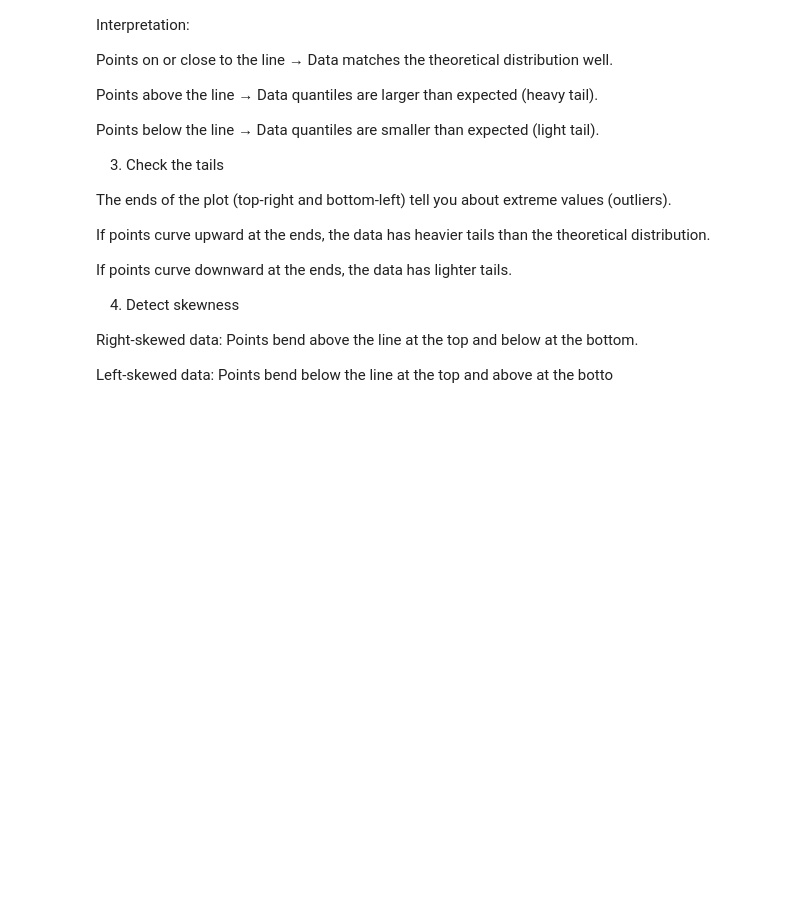
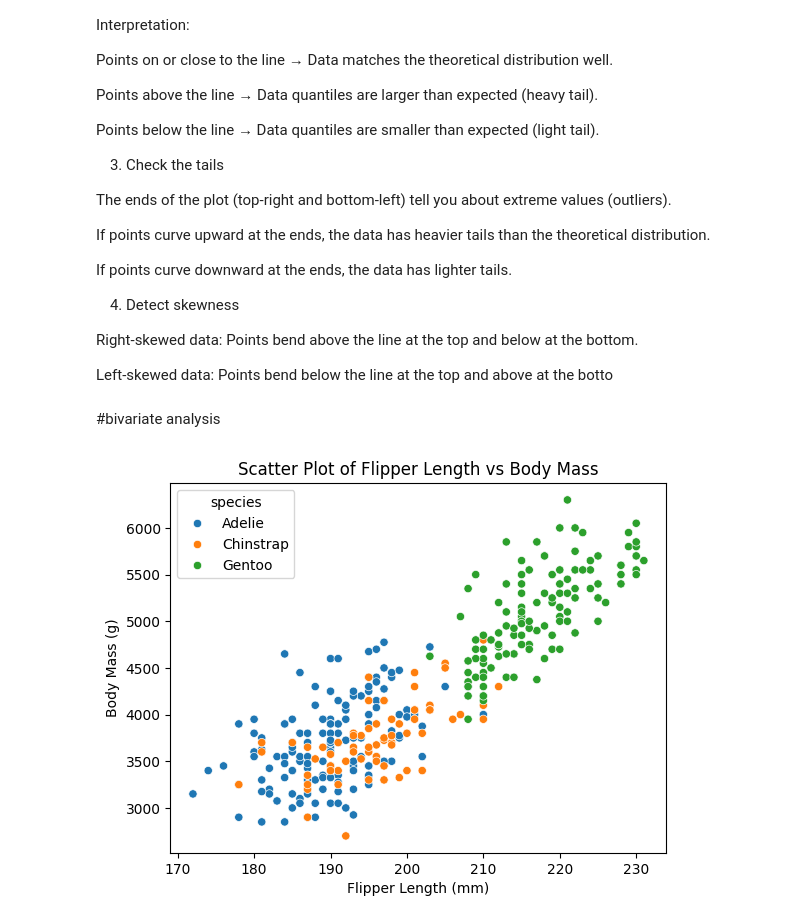
Before and after one commit to NamanKarki-nbk/mindraisers, a Jupyter notebook: visualization/practice1.ipynb, the cells around one changed output. Drawn from its saved outputs; the diff is of its cells as text; code cells hidden in the pictures; blank space fills up the shorter version.

Commit message:
visualizaiton

```diff
--- a/visualization/practice1.ipynb
+++ b/visualization/practice1.ipynb
@@ -144,3 +145,13 @@ If points curve downward at the ends, the data has lighter tails.
 Right-skewed data: Points bend above the line at the top and below at the bottom.
 
 Left-skewed data: Points bend below the line at the top and above at the botto
+# %% [markdown]
+#bivariate analysis
+# %%
+sns.scatterplot(data = df, x="flipper_length_mm", y="body_mass_g", hue="species")
+plt.title('Scatter Plot of Flipper Length vs Body Mass')
+plt.xlabel('Flipper Length (mm)')
+plt.ylabel('Body Mass (g)')
+plt.show()
+# %% [output]
+[figure, added]
```
Also changed, not shown: parts of 10 cells of this notebook.
